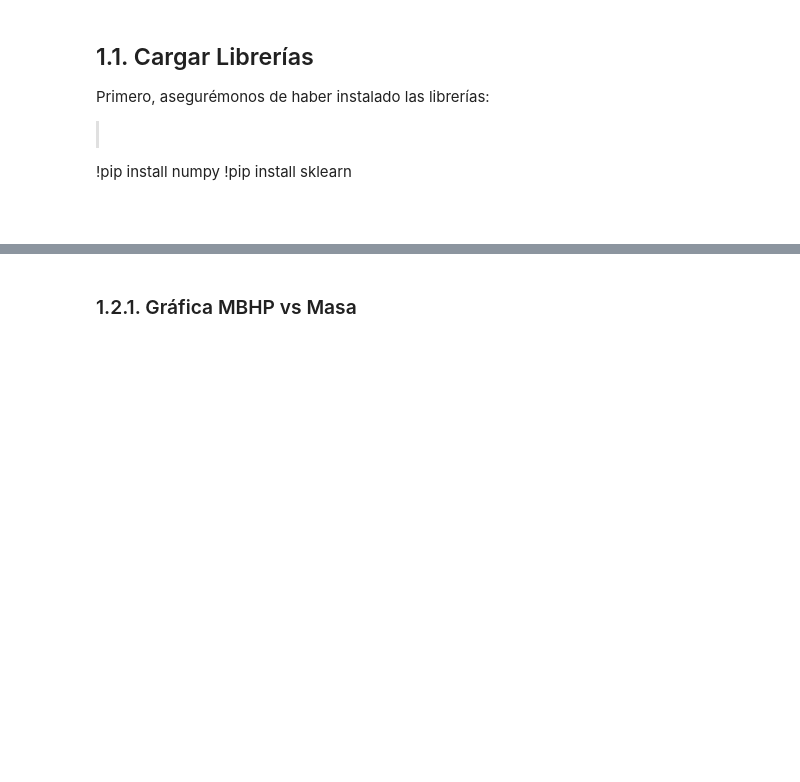
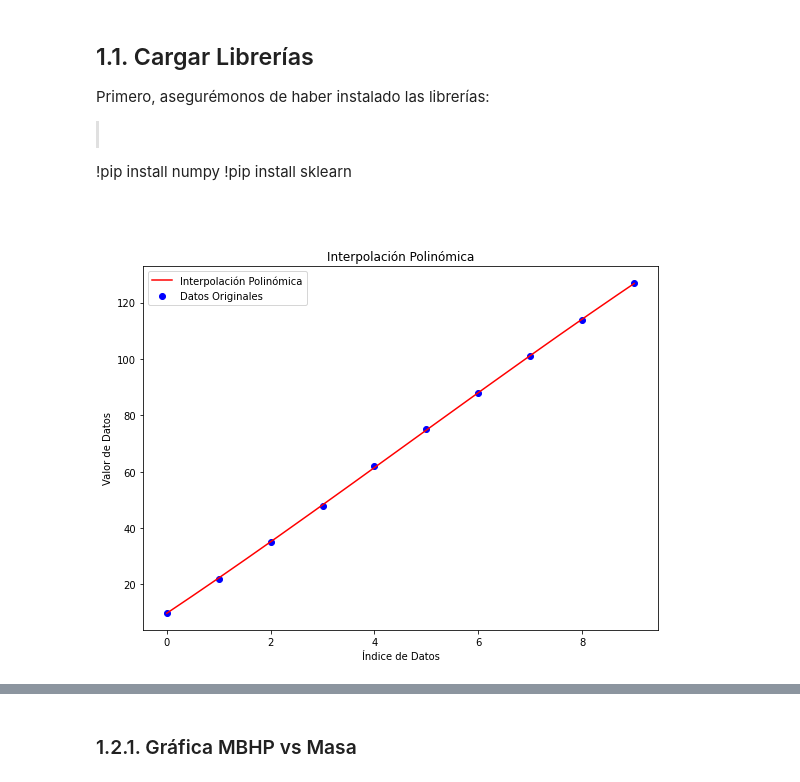
Before and after one commit to JuanGarcia202014347/IMEC-2001-JuanGarcia, a Jupyter notebook: week 4/C5_ajustedatos.ipynb, the cells around one changed output, grey strips where cells are left out. Cells and saved outputs as stored; diff of their text form; code cells hidden in the pictures; blank space fills up the shorter version.

````diff
--- a/week 4/C5_ajustedatos.ipynb
+++ b/week 4/C5_ajustedatos.ipynb
@@ -31,6 +31,46 @@ Primero, asegurémonos de haber instalado las librerías:
   !pip install numpy
   !pip install sklearn
   ```
+# %%
+import numpy as np
+import matplotlib.pyplot as plt
+from scipy import interpolate
+
+# Conjunto de datos
+datos = np.array([10, 22, 35, 48, 62, 75, 88, 101, 114, 127])
+
+# Puntos x para el conjunto de datos
+datos_x = np.arange(len(datos))
+
+# Puntos x nuevos para la interpolación
+x_new = np.linspace(datos_x.min(), datos_x.max(), 300)
+
+# Crear una figura de subplots
+fig, axs = plt.subplots(1, 1, figsize=(8, 6))
+
+# Realizar interpolación polinómica y graficar
+def polynomial_interpolation(x, y, new_x, degree):
+    coeffs = np.polyfit(x, y, degree)
+    y_interp = np.polyval(coeffs, new_x)
+    return y_interp
+
+degree = 3  # Grado del polinomio
+y_new_poly = polynomial_interpolation(datos_x, datos, x_new, degree)
+
+# Graficar los datos originales y la interpolación
+axs.scatter(datos_x, datos, label='Datos Originales', color='blue')
+axs.plot(x_new, y_new_poly, color='red', label='Interpolación Polinómica')
+axs.legend()
+
+# Configurar títulos y etiquetas
+axs.set_title('Interpolación Polinómica')
+axs.set_xlabel('Índice de Datos')
+axs.set_ylabel('Valor de Datos')
+
+plt.tight_layout()
+plt.show()
+# %% [output]
+[figure, added]
 # %%
 # Datos y Gráficas
 %matplotlib inline
````
Also changed, not shown: parts of 1 cell of this notebook.
